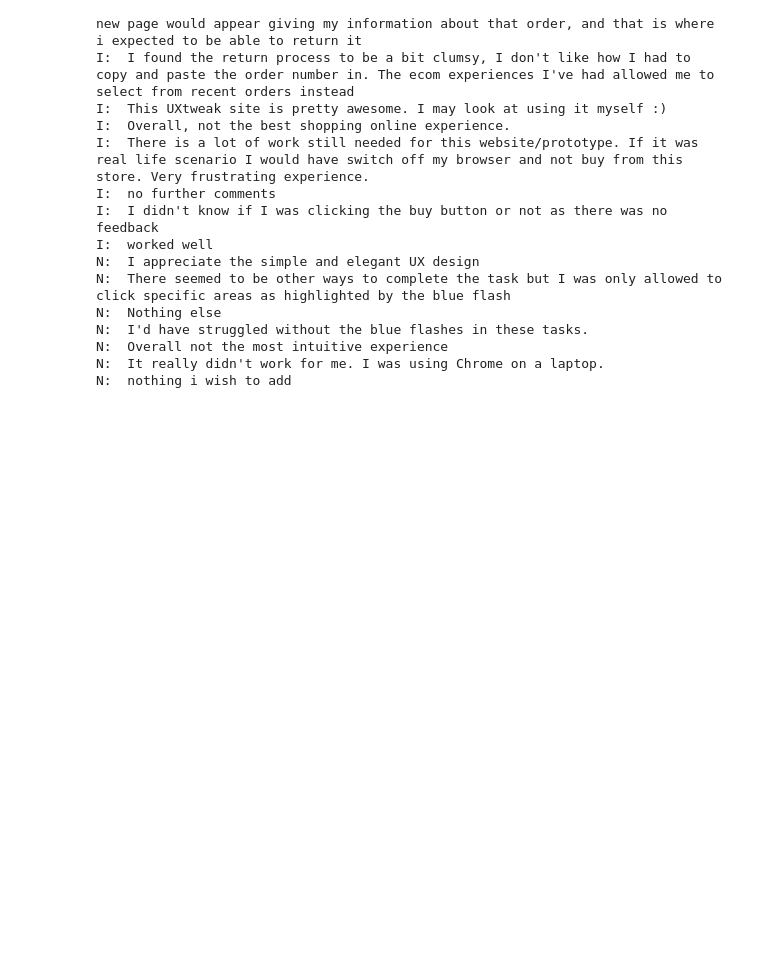
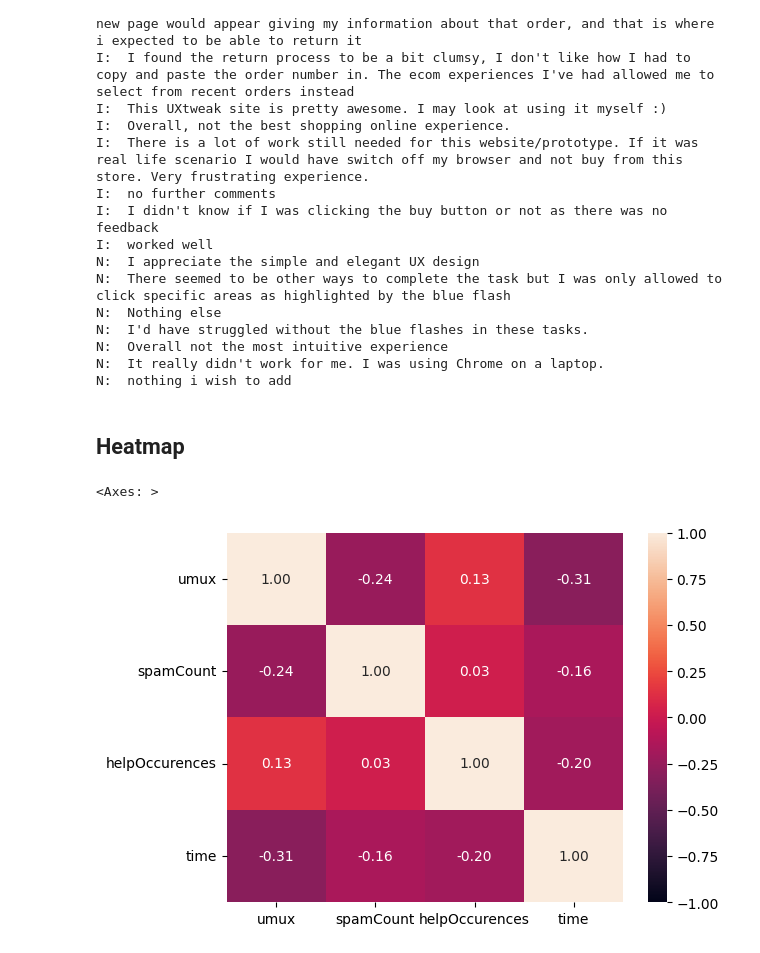
Before and after one commit to hotspot-research/temp, a Jupyter notebook: analysis/scripts/2-1_respondents_eda.ipynb, the cells around one changed output. Drawn from its saved outputs; the diff is of its cells as text; code cells hidden in the pictures; blank space fills up the shorter version.

```diff
--- a/analysis/scripts/2-1_respondents_eda.ipynb
+++ b/analysis/scripts/2-1_respondents_eda.ipynb
@@ -284,3 +284,10 @@ N:  I'd have struggled without the blue flashes in these tasks.
 N:  Overall not the most intuitive experience
 N:  It really didn't work for me. I was using Chrome on a laptop.
 N:  nothing i wish to add
+# %% [markdown]
+## Heatmap
+# %%
+sns.heatmap(respondents[['umux', 'spamCount', 'helpOccurences', 'time']].corr(method="spearman"), annot=True, fmt=".2f", vmin=-1, vmax=1)
+# %% [output]
+<Axes: >
+[figure, added]
```
Also changed, not shown: 4 other files.
